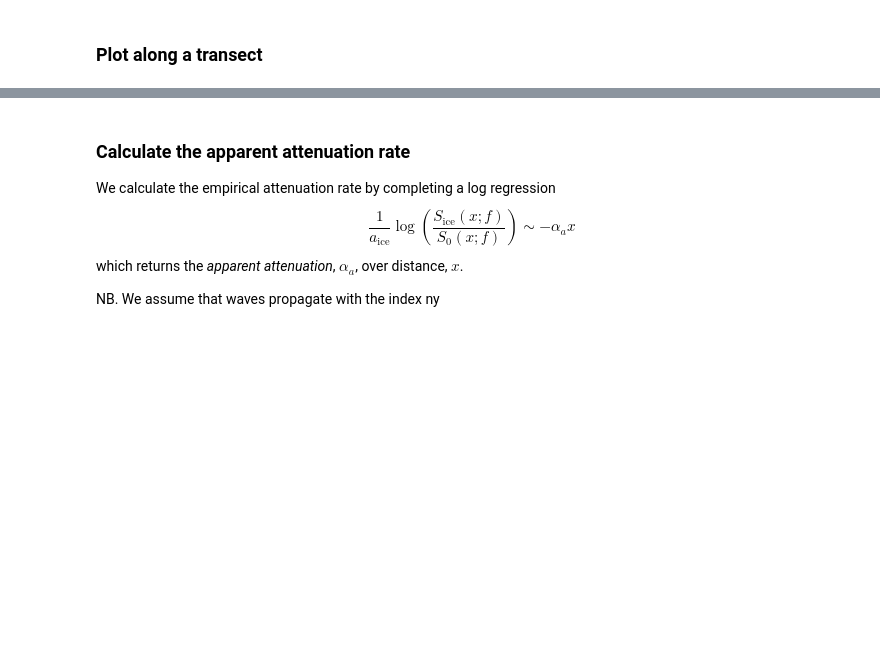
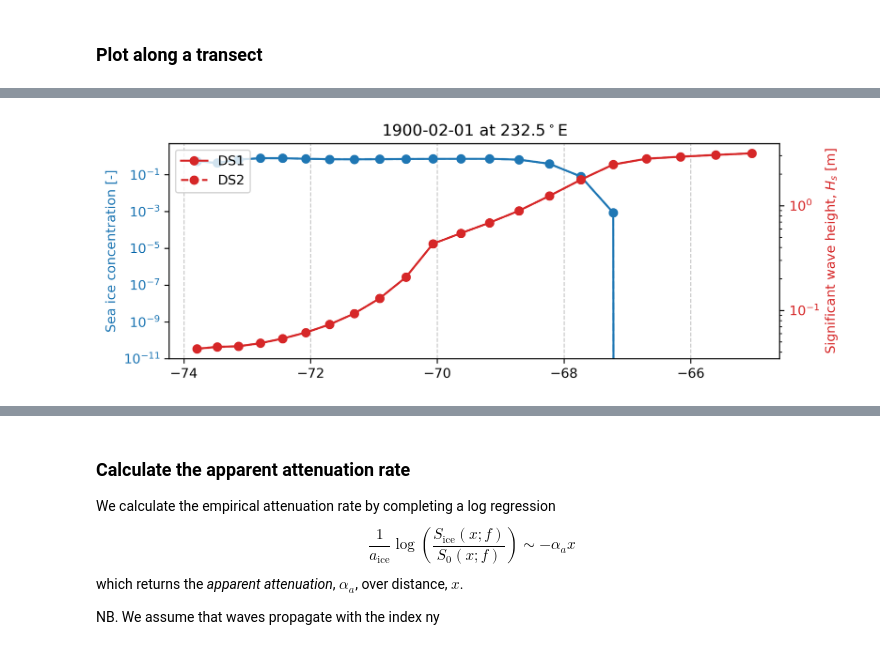
Before and after one commit to NoahDay/access-om3-analysis, a Jupyter notebook: WaveAttenuation.ipynb, the cells around one changed output, grey strips where cells are left out. Cells and saved outputs as stored; diff of their text form; code cells hidden in the pictures; blank space fills up the shorter version.

Commit message:
Snow cover done and wave attenuation included 2 sims

```diff
--- a/WaveAttenuation.ipynb
+++ b/WaveAttenuation.ipynb
@@ -241,0 +330,49 @@ plt.show()
+# %%
+
+fig, ax1 = plt.subplots(1,1, figsize=(8,3))
+
+# Extract transect
+ds_transect = ds.isel(time=time_idx, nx=nx_idx)
+ds_transect = ds_transect.where(ds_transect['TLAT'] < -65)
+
+ds_transect2 = ds2.isel(time=time_idx, nx=nx_idx)
+ds_transect2 = ds_transect2.where(ds_transect2['TLAT'] < -65)
+# Use latitude for x-axis
+x_vals = ds_transect["TLAT"].values
+
+# First variable: ICE
+ax1.plot(x_vals, ds_transect["ICE"].values, color="tab:blue", label="ICE", marker='o')
+ax1.plot(x_vals, ds_transect2["ICE"].values, color="tab:blue", label="ICE", marker='o', ls='--')
+ax1.set_ylabel("Sea ice concentration [-]", color="tab:blue")
+ax1.tick_params(axis="y", labelcolor="tab:blue")
+ax1.set_ylim(PUNY, 5)
+ax1.set_yscale('log')
+
+# Second variable: HS (on twin axis)
+ax2 = ax1.twinx()
+ax2.plot(x_vals, ds_transect["HS"].values, color="tab:red", label="DS1", marker='o')
+ax2.plot(x_vals, ds_transect2["HS"].values, color="tab:red", label="DS2", marker='o', ls='--')
+ax2.set_ylabel("Significant wave height, $H_s$ [m]", color="tab:red")
+ax2.tick_params(axis="y", labelcolor="tab:red")
+ax2.set_yscale('log')
+
+# Grid lines
+ax1.grid(True, which="both", axis="x", linestyle="--", alpha=0.7)
+
+
+plt.legend()
+# Mark ice edges
+# ax1.axvline(ds_transect["lat"].values[ice_edge_idx], color='gray', linestyle='-')
+# ax1.axvline(ds_transect["TLAT"].values[p01_ice_edge_idx], color='gray', linestyle='--')
+# ax1.axvline(ds_transect["TLAT"].values[puny_ice_edge_idx], color='gray', linestyle=':')
+
+# ax1.set_xlim([x_vals.min(), -50])
+t = ds_transect.time.values.item()   # extract the scalar cftime object
+date_str = t.strftime("%Y-%m-%d")
+lon_title = ds_transect["TLON"].isel(ny=50).values
+plt.title(f"{date_str} at {lon_title}$^\circ$E")
+
+plt.tight_layout()
+plt.show()
+# %% [output]
+[figure, added]
```
Also changed, not shown: parts of 10 cells of this notebook, 1 other file.
